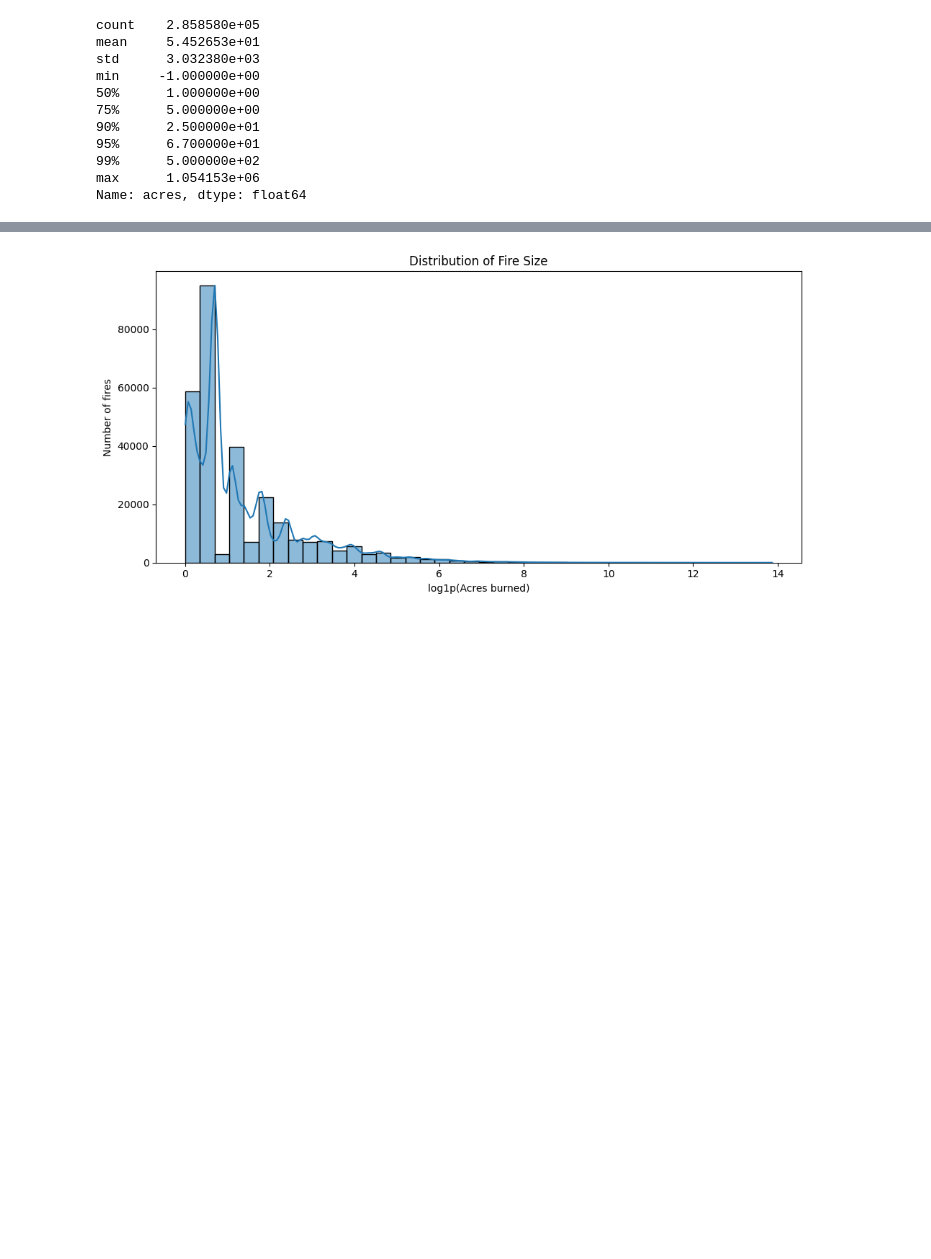
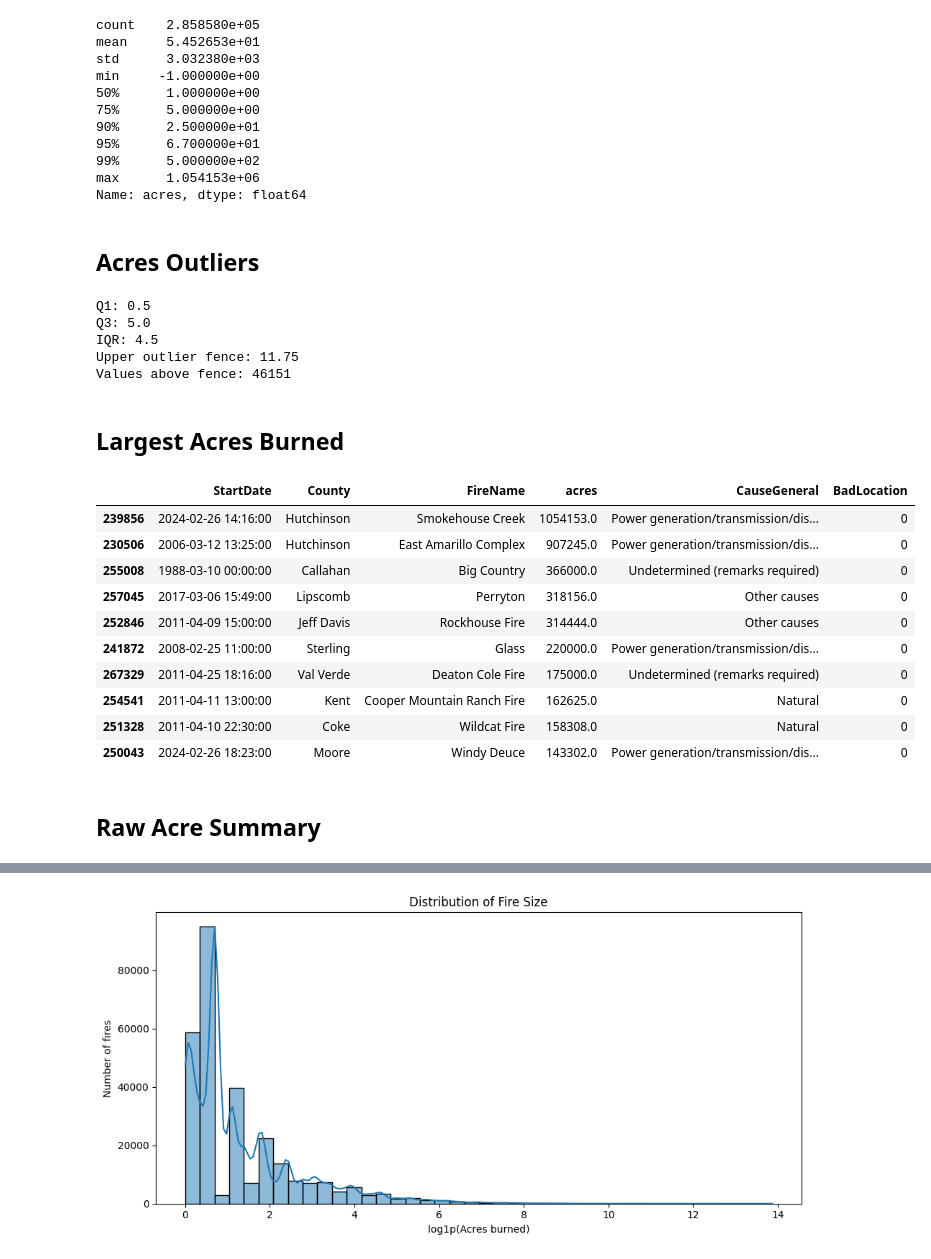
Before and after one commit to HAP-15/Data-Science-Capstone-Project-Wildfire-Prediction, a Jupyter notebook: EDA_work.ipynb, the cells around one changed output, grey strips where cells are left out. Drawn from its saved outputs; the diff is of its cells as text; code cells hidden in the pictures; blank space fills up the shorter version.

```diff
--- a/CapstoneProject.ipynb
+++ b/EDA_work.ipynb
@@ -84,3 +91,44 @@ min     -1.000000e+00
 99%      5.000000e+02
 max      1.054153e+06
 Name: acres, dtype: float64
+# %% [markdown]
+## Acres Outliers
+# %%
+acres_valid = df.loc[df["acres"] >= 0, "acres"]
+
+q1 = acres_valid.quantile(0.25)
+q3 = acres_valid.quantile(0.75)
+iqr = q3 - q1
+upper_fence = q3 + 1.5 * iqr
+
+print("Q1:", q1)
+print("Q3:", q3)
+print("IQR:", iqr)
+print("Upper outlier fence:", upper_fence)
+print("Values above fence:", (acres_valid > upper_fence).sum())
+# %% [output]
+Q1: 0.5
+Q3: 5.0
+IQR: 4.5
+Upper outlier fence: 11.75
+Values above fence: 46151
+# %% [markdown]
+## Largest Acres Burned
+# %%
+df.nlargest(10, "acres")[
+    ["StartDate", "County", "FireName", "acres", "CauseGeneral", "BadLocation"]
+]
+# %% [output]
+|  | StartDate | County | FireName | acres | CauseGeneral | BadLocation |
+| 239856 | 2024-02-26 14:16:00 | Hutchinson | Smokehouse Creek | 1054153.0 | Power generation/transmission/dis... | 0 |
+| 230506 | 2006-03-12 13:25:00 | Hutchinson | East Amarillo Complex | 907245.0 | Power generation/transmission/dis... | 0 |
+| 255008 | 1988-03-10 00:00:00 | Callahan | Big Country | 366000.0 | Undetermined (remarks required) | 0 |
+| 257045 | 2017-03-06 15:49:00 | Lipscomb | Perryton | 318156.0 | Other causes | 0 |
+| 252846 | 2011-04-09 15:00:00 | Jeff Davis | Rockhouse Fire | 314444.0 | Other causes | 0 |
+| 241872 | 2008-02-25 11:00:00 | Sterling | Glass | 220000.0 | Power generation/transmission/dis... | 0 |
+| 267329 | 2011-04-25 18:16:00 | Val Verde | Deaton Cole Fire | 175000.0 | Undetermined (remarks required) | 0 |
+| 254541 | 2011-04-11 13:00:00 | Kent | Cooper Mountain Ranch Fire | 162625.0 | Natural | 0 |
+| 251328 | 2011-04-10 22:30:00 | Coke | Wildcat Fire | 158308.0 | Natural | 0 |
+| 250043 | 2024-02-26 18:23:00 | Moore | Windy Deuce | 143302.0 | Power generation/transmission/dis... | 0 |
+# %% [markdown]
+## Raw Acre Summary
```
Also changed, not shown: parts of 28 cells of this notebook.
